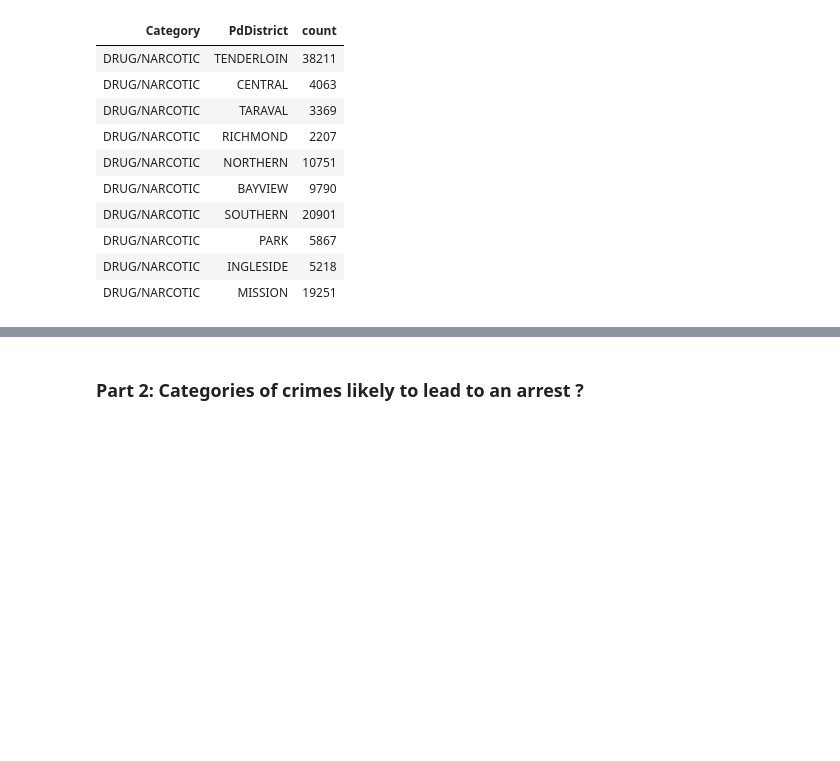
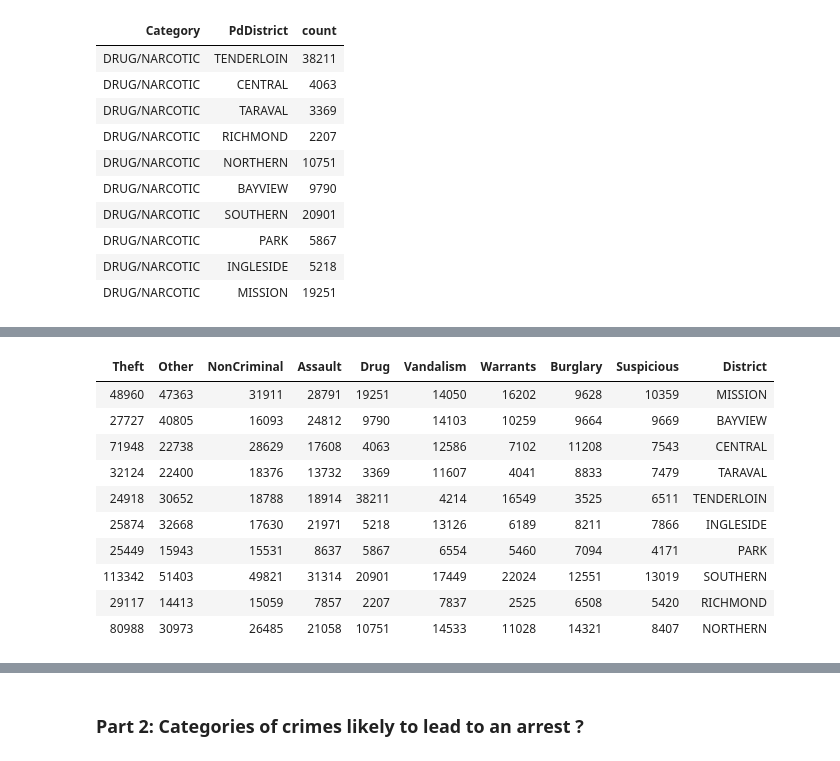
Before and after one commit to GuillaumeJouetp/crime_insights, a Jupyter notebook: crime_insights.ipynb, the cells around one changed output, grey strips where cells are left out. Cells and saved outputs as stored; diff of their text form; code cells hidden in the pictures; blank space fills up the shorter version.

Commit message:
Location/Crime correlation re-added

```diff
--- a/crime_insights.ipynb
+++ b/crime_insights.ipynb
@@ -115,0 +125,27 @@ display(police_df.filter("Category='DRUG/NARCOTIC'").select('PdDistrict', 'Categ
+# %%
+%sql
+-- Number of crimes within the top 10 categories in correlation to the district - Better view
+-- Look as a bar chart and add the values to the chart
+select count(CASE WHEN Category = "LARCENY/THEFT" THEN 1 END) as Theft,
+count(CASE WHEN Category = "OTHER OFFENSES" THEN 1 END) as Other,
+count(CASE WHEN Category = "NON-CRIMINAL" THEN 1 END) as NonCriminal,
+count(CASE WHEN Category = "ASSAULT" THEN 1 END) as Assault,
+count(CASE WHEN Category = "DRUG/NARCOTIC" THEN 1 END) as Drug,
+count(CASE WHEN Category = "VANDALISM" THEN 1 END) as Vandalism,
+count(CASE WHEN Category = "WARRANTS" THEN 1 END) as Warrants,
+count(CASE WHEN Category = "BURGLARY" THEN 1 END) as Burglary,
+count(CASE WHEN Category = "SUSPICIOUS OCC" THEN 1 END) as Suspicious,
+PdDistrict as District from insight_dataset
+where PdDistrict is not null group by PdDistrict
+# %% [output]
+| Theft | Other | NonCriminal | Assault | Drug | Vandalism | Warrants | Burglary | Suspicious | District |
+| 48960 | 47363 | 31911 | 28791 | 19251 | 14050 | 16202 | 9628 | 10359 | MISSION |
+| 27727 | 40805 | 16093 | 24812 | 9790 | 14103 | 10259 | 9664 | 9669 | BAYVIEW |
+| 71948 | 22738 | 28629 | 17608 | 4063 | 12586 | 7102 | 11208 | 7543 | CENTRAL |
+| 32124 | 22400 | 18376 | 13732 | 3369 | 11607 | 4041 | 8833 | 7479 | TARAVAL |
+| 24918 | 30652 | 18788 | 18914 | 38211 | 4214 | 16549 | 3525 | 6511 | TENDERLOIN |
+| 25874 | 32668 | 17630 | 21971 | 5218 | 13126 | 6189 | 8211 | 7866 | INGLESIDE |
+| 25449 | 15943 | 15531 | 8637 | 5867 | 6554 | 5460 | 7094 | 4171 | PARK |
+| 113342 | 51403 | 49821 | 31314 | 20901 | 17449 | 22024 | 12551 | 13019 | SOUTHERN |
+| 29117 | 14413 | 15059 | 7857 | 2207 | 7837 | 2525 | 6508 | 5420 | RICHMOND |
+| 80988 | 30973 | 26485 | 21058 | 10751 | 14533 | 11028 | 14321 | 8407 | NORTHERN |
```
Also changed, not shown: parts of 16 cells of this notebook, 2 other files.
